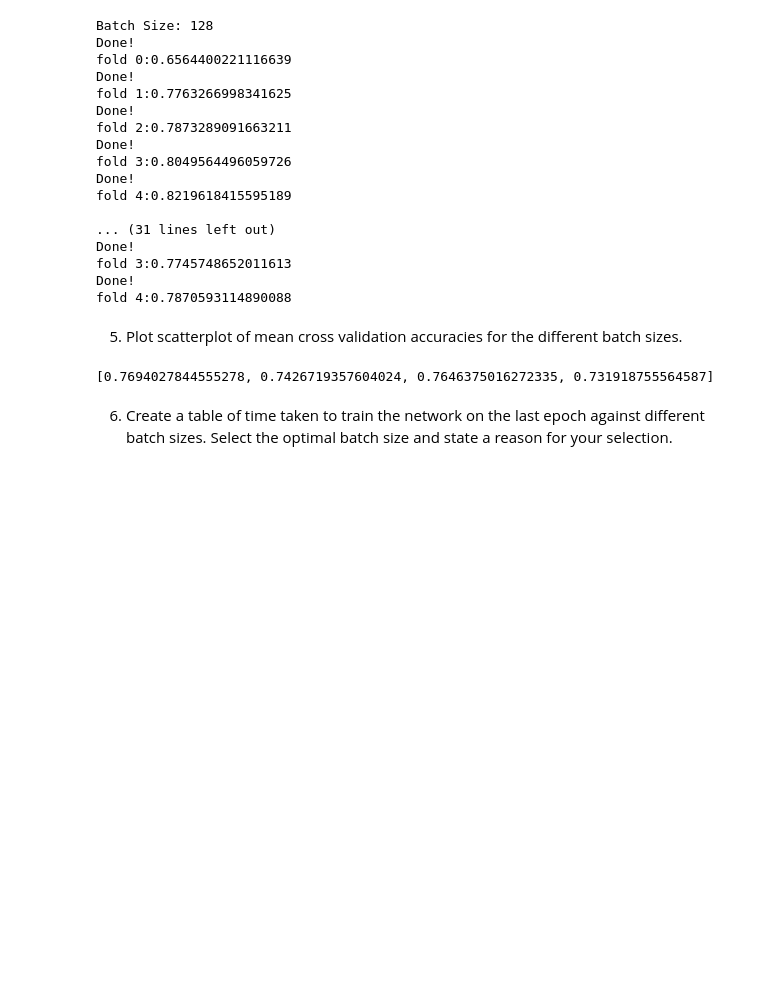
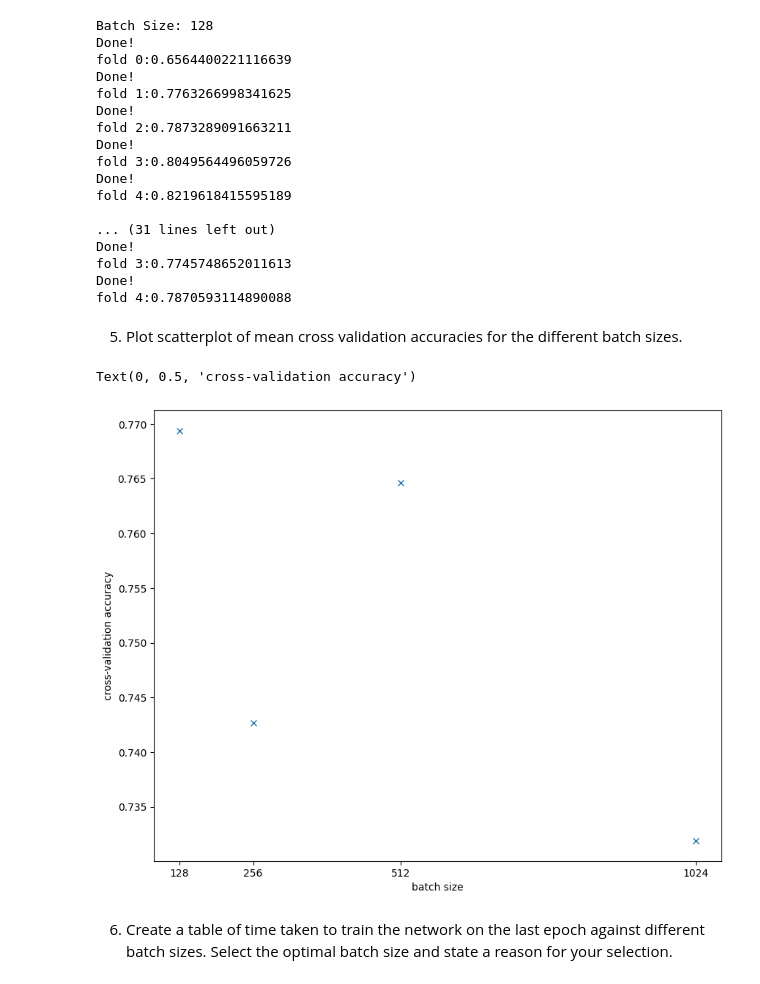
Before and after one commit to md-zaki/CZ4042_DeepLearning_Programming_Assignment, a Jupyter notebook: submission/Muhammad Zaki Bin Mohammad Bakri_PartA_2.ipynb, the cells around one changed output. Cells and saved outputs as stored; diff of their text form; code cells hidden in the pictures; blank space fills up the shorter version.

```diff
--- a/submission/Muhammad Zaki Bin Mohammad Bakri_PartA_2.ipynb
+++ b/submission/Muhammad Zaki Bin Mohammad Bakri_PartA_2.ipynb
@@ -111,6 +111,7 @@ X_train_scaled_dict, X_val_scaled_dict, y_train_dict, y_val_dict = generate_cv_f
 4. Perform hyperparameter tuning for the different batch sizes with 5-fold cross validation.
 # %%
 # YOUR CODE HERE
+from datetime import datetime
 no_epochs = 100
 from common_utils import EarlyStopper
 def find_optimal_hyperparameter(X_train_scaled_dict, X_val_scaled_dict, y_train_dict, y_val_dict, batch_sizes, hyperparameter):
@@ -130,6 +131,7 @@ def find_optimal_hyperparameter(X_train_scaled_dict, X_val_scaled_dict, y_train_
             test_dataloader = DataLoader(test_data, batch_size=batch_size, shuffle=True)
             epoch_acc = []
             for epoch in range(no_epochs):
+                start_time = datetime.now()
                 for batch, (x_train,y_train) in enumerate(train_dataloader):
                     pred = model(x_train)
                     loss = loss_fn(pred, y_train)
@@ -150,10 +152,15 @@ def find_optimal_hyperparameter(X_train_scaled_dict, X_val_scaled_dict, y_train_
                 test_loss /= size
                 acc = correct/size
                 epoch_acc.append(acc)
-
+                end_time = datetime.now()
+                elapsed_time = end_time - start_time
                 if early_stopper.early_stop(test_loss):
                     print("Done!")
+                    if(fold == 4):
+                        cross_validation_times.append(elapsed_time.microseconds/1000000)
                     break
+                if epoch == no_epochs-1 and fold == 4:
+                    cross_validation_times.append(elapsed_time.microseconds/1000000)
 
             avg_epoch_acc = np.mean(np.array(epoch_acc), axis = 0)
             print("fold " + str(fold) + ":" + str(avg_epoch_acc))
@@ -187,9 +194,16 @@ fold 4:0.7870593114890088
 5. Plot scatterplot of mean cross validation accuracies for the different batch sizes.
 # %%
 # YOUR CODE HERE
-cross_validation_accuracies
+import matplotlib.pyplot as plt
+
+fig = plt.figure(figsize=(10,8))
+plt.plot(batch_sizes, cross_validation_accuracies, marker = 'x', linestyle = 'None')
+plt.xticks(batch_sizes)
+plt.xlabel('batch size')
+plt.ylabel('cross-validation accuracy')
 # %% [output]
-[0.7694027844555278, 0.7426719357604024, 0.7646375016272335, 0.731918755564587]
+Text(0, 0.5, 'cross-validation accuracy')
+[figure, added]
 # %% [markdown]
 6. Create a table of time taken to train the network on the last epoch against different batch sizes. Select the optimal batch size and state a reason for your selection.
 # %%
```
Also changed, not shown: parts of 2 cells of this notebook.
